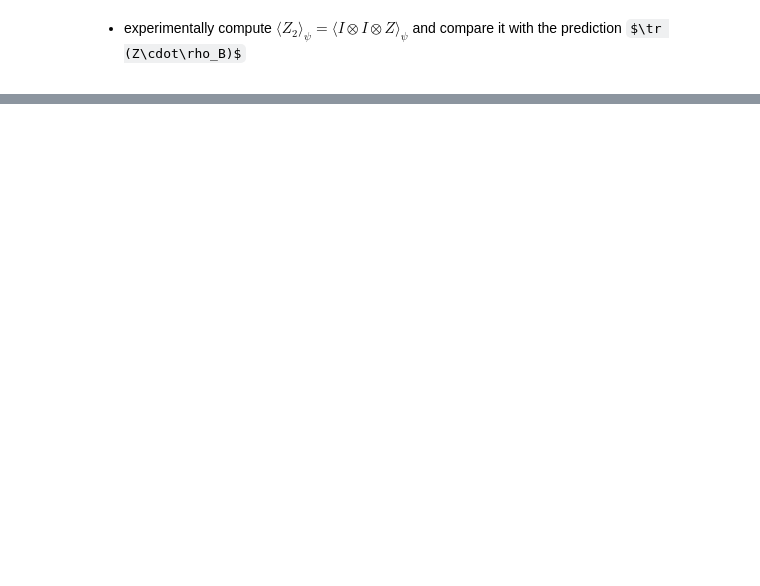
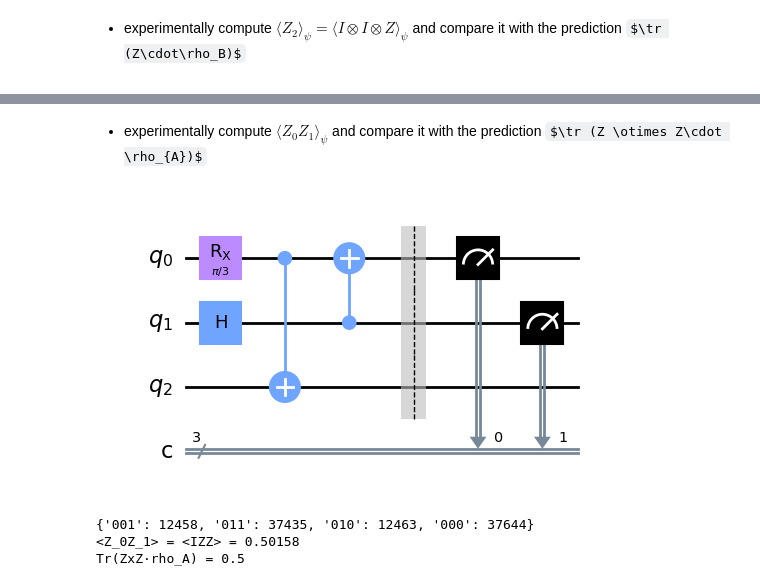
Before and after one commit to jorgevazquezperez/MQIST, a Jupyter notebook: MQIST_FIC_exercise_set_4.ipynb, the cells around one changed output, grey strips where cells are left out. Cells and saved outputs as stored; diff of their text form; code cells hidden in the pictures; some formulas as TeX source; blank space fills up the shorter version.

```diff
--- a/MQIST_FIC_exercise_set_4.ipynb
+++ b/MQIST_FIC_exercise_set_4.ipynb
@@ -359,0 +418,37 @@ Purity of rho_B: 0.625
+# %% [markdown]
+ <div class="alert alert-block">
+
+- experimentally compute $\langle Z_0Z_1 \rangle_\psi $ and compare it with the prediction $\tr (Z \otimes Z\cdot \rho_{A})$
+</div>
+# %%
+""" CALCULATE <Z_0Z_1> """
+# Take qc from previous exercise
+qc = qc_exercise4(cr = True)
+qc.barrier()
+
+# Add the correspondent measurements
+qc = add_multimeasure_XYZ(qc, "IZZ")
+display(qc.draw('mpl'))
+
+# Execute and calculate the expentacion value
+M_backend = Aer.get_backend('qasm_simulator')
+shots=100000
+counts = execute(qc,M_backend,shots=shots).result().get_counts()
+print(counts)
+
+mean = 0
+for bitstring, count in counts.items():
+    mean += (-1)**(sum([int(bit) for bit in bitstring])) * count/shots
+
+print('<Z_0Z_1> = <IZZ> =', np.round(mean, 5))
+
+""" CALCULATE Tr(ZxZ·rho_A) """
+Z=np.matrix([[1, 0],[0, -1]])
+
+result = np.trace(np.dot(np.kron(Z, Z), rho_A))
+print("Tr(ZxZ·rho_A) =", np.round(result.real, 5))
+# %% [output]
+[figure, added]
+{'001': 12458, '011': 37435, '010': 12463, '000': 37644}
+<Z_0Z_1> = <IZZ> = 0.50158
+Tr(ZxZ·rho_A) = 0.5
```
Also changed, not shown: parts of 5 cells of this notebook.
